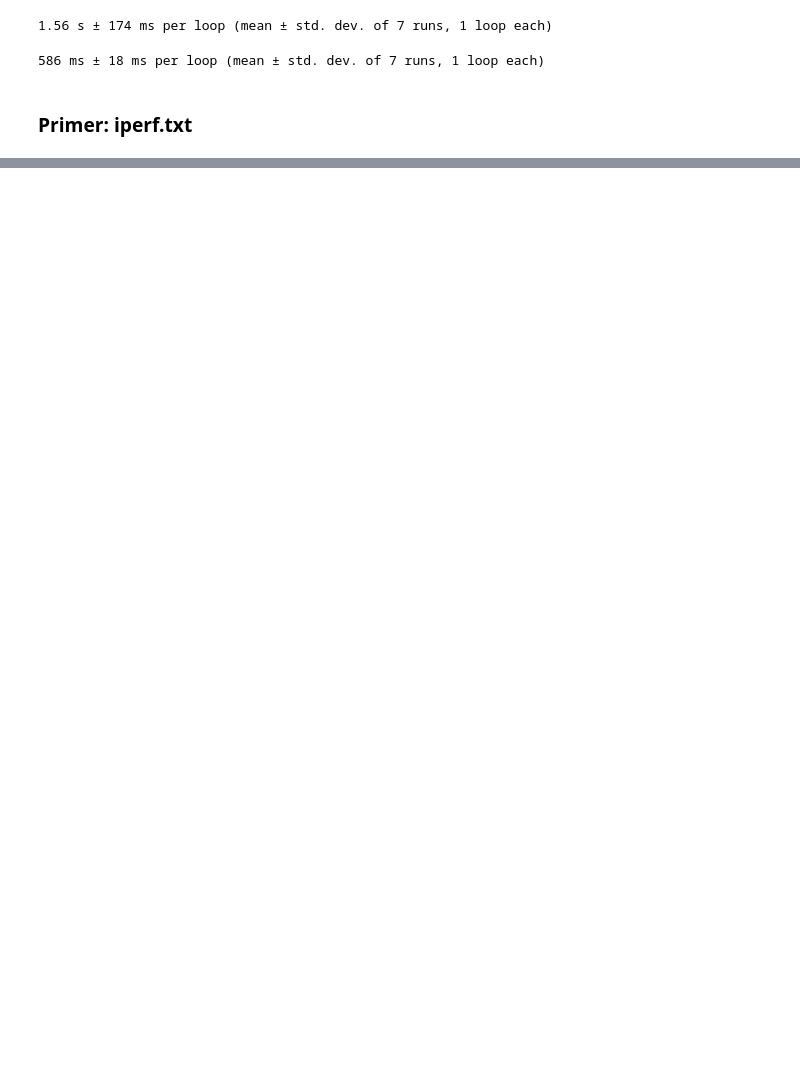
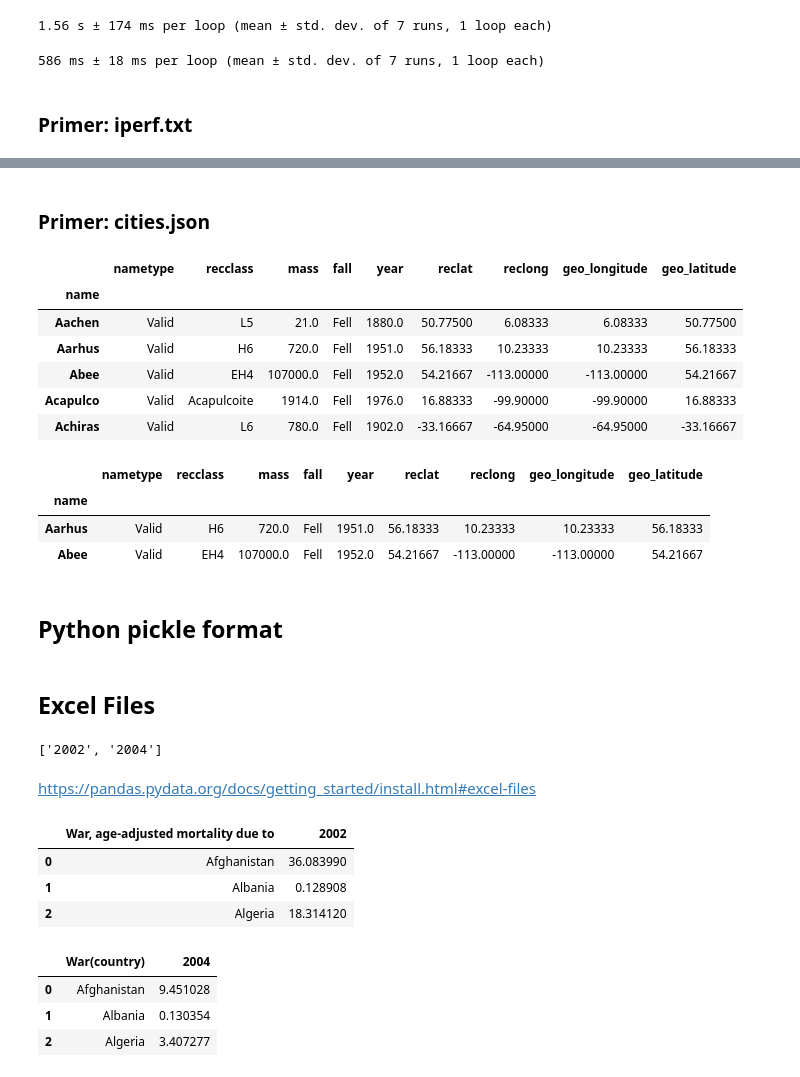
Before and after one commit to icta-tecaji/python-data-analysis-public, a Jupyter notebook: Del_05_Uvoz_podatkov/05_Uvoz_podatkov_CLEAN.ipynb, the cells around one changed output, grey strips where cells are left out. Cells and saved outputs as stored; diff of their text form; code cells hidden in the pictures; blank space fills up the shorter version.

```diff
--- a/Del_05_Uvoz_podatkov/05_Uvoz_podatkov_CLEAN.ipynb
+++ b/Del_05_Uvoz_podatkov/05_Uvoz_podatkov_CLEAN.ipynb
@@ -130,0 +286,31 @@ mpls
+# %% [markdown]
+### Primer: cities.json
+# %%
+from pandas import json_normalize
+
+cities = pd.read_json("data/cities.json", orient="records")
+# dodamo nova stolpca za geolokacijo
+geolocation = json_normalize(cities["geolocation"])
+cities["geo_longitude"] = geolocation["coordinates"].str[0]
+cities["geo_latitude"] = geolocation["coordinates"].str[1]
+cities = cities.drop(columns=[":@computed_region_cbhk_fwbd", ":@computed_region_nnqa_25f4", "geolocation", "id"])
+cities = cities.set_index("name")
+cities["year"] = cities["year"].str[:4].astype("float")
+cities.head()
+# %% [output]
+|  | nametype | recclass | mass | fall | year | reclat | reclong | geo_longitude | geo_latitude |
+| name |  |  |  |  |  |  |  |  |  |
+| Aachen | Valid | L5 | 21.0 | Fell | 1880.0 | 50.77500 | 6.08333 | 6.08333 | 50.77500 |
+| Aarhus | Valid | H6 | 720.0 | Fell | 1951.0 | 56.18333 | 10.23333 | 10.23333 | 56.18333 |
+| Abee | Valid | EH4 | 107000.0 | Fell | 1952.0 | 54.21667 | -113.00000 | -113.00000 | 54.21667 |
+| Acapulco | Valid | Acapulcoite | 1914.0 | Fell | 1976.0 | 16.88333 | -99.90000 | -99.90000 | 16.88333 |
+| Achiras | Valid | L6 | 780.0 | Fell | 1902.0 | -33.16667 | -64.95000 | -64.95000 | -33.16667 |
+# %%
+cities.loc[cities["year"] > 1900].head(2)
+# %% [output]
+|  | nametype | recclass | mass | fall | year | reclat | reclong | geo_longitude | geo_latitude |
+| name |  |  |  |  |  |  |  |  |  |
+| Aarhus | Valid | H6 | 720.0 | Fell | 1951.0 | 56.18333 | 10.23333 | 10.23333 | 56.18333 |
+| Abee | Valid | EH4 | 107000.0 | Fell | 1952.0 | 54.21667 | -113.00000 | -113.00000 | 54.21667 |
+# %% [markdown]
+## Python pickle format
@@ -130,0 +321,8 @@ mpls
+# %% [markdown]
+## Excel Files
+# %%
+pd.ExcelFile("data/battledeath.xlsx").sheet_names
+# %% [output]
+['2002', '2004']
+# %% [markdown]
+https://pandas.pydata.org/docs/getting_started/install.html#excel-files
@@ -130,0 +332,14 @@ mpls
+# %%
+bdf_2002.head(3)
+# %% [output]
+|  | War, age-adjusted mortality due to | 2002 |
+| 0 | Afghanistan | 36.083990 |
+| 1 | Albania | 0.128908 |
+| 2 | Algeria | 18.314120 |
+# %%
+bdf_2004.head(3)
+# %% [output]
+|  | War(country) | 2004 |
+| 0 | Afghanistan | 9.451028 |
+| 1 | Albania | 0.130354 |
+| 2 | Algeria | 3.407277 |
```
Also changed, not shown: parts of 30 cells of this notebook, 6 other files.
